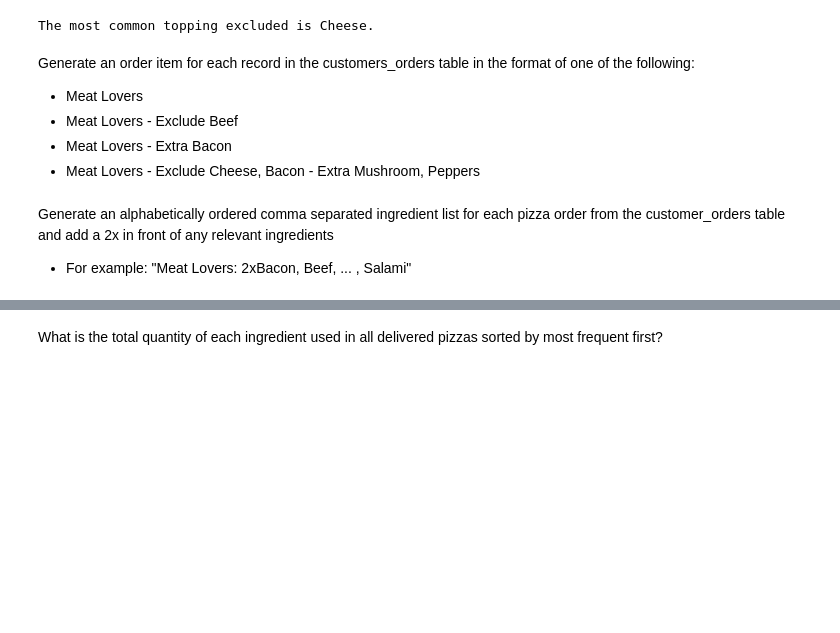
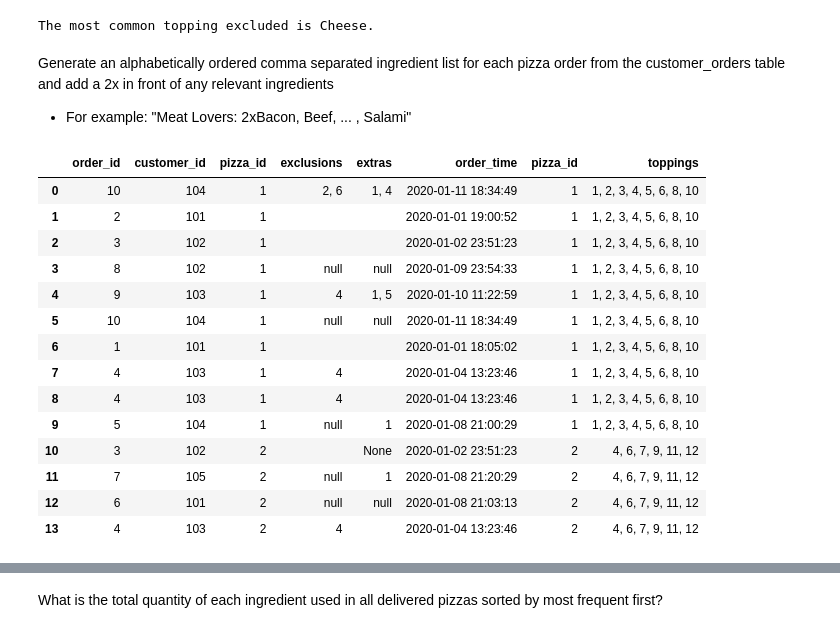
Before and after one commit to jacorwin/CodeExamples, a Jupyter notebook: SQL/SQL_Example_CaseStudy2.ipynb, the cells around one changed output, grey strips where cells are left out. Cells and saved outputs as stored; diff of their text form; code cells hidden in the pictures; blank space fills up the shorter version.

```diff
--- a/SQL/SQL_Example_CaseStudy2.ipynb
+++ b/SQL/SQL_Example_CaseStudy2.ipynb
@@ -757,12 +757,35 @@ most_common_excl_topping = cursor.fetchone()[0]
 print(f"The most common topping excluded is {most_common_excl_topping}.")
 # %% [output]
 The most common topping excluded is Cheese.
-# %% [markdown]
-Generate an order item for each record in the customers_orders table in the format of one of the following:
-- Meat Lovers
-- Meat Lovers - Exclude Beef
-- Meat Lovers - Extra Bacon
-- Meat Lovers - Exclude Cheese, Bacon - Extra Mushroom, Peppers
 # %% [markdown]
 Generate an alphabetically ordered comma separated ingredient list for each pizza order from the customer_orders table and add a 2x in front of any relevant ingredients
 - For example: "Meat Lovers: 2xBacon, Beef, ... , Salami"
+# %%
+query = """
+    SELECT * FROM customer_orders AS co
+    JOIN pizza_recipes AS pr ON co.pizza_id = pr.pizza_id
+    ;
+    """
+
+cursor.execute(sql.SQL(query))
+sql_table = cursor.fetchall()
+column_names = [desc[0] for desc in cursor.description]
+
+pizza_ingr_list_df = pd.DataFrame(sql_table, columns=column_names)
+pizza_ingr_list_df
+# %% [output]
+|  | order_id | customer_id | pizza_id | exclusions | extras | order_time | pizza_id | toppings |
+| 0 | 10 | 104 | 1 | 2, 6 | 1, 4 | 2020-01-11 18:34:49 | 1 | 1, 2, 3, 4, 5, 6, 8, 10 |
+| 1 | 2 | 101 | 1 |  |  | 2020-01-01 19:00:52 | 1 | 1, 2, 3, 4, 5, 6, 8, 10 |
+| 2 | 3 | 102 | 1 |  |  | 2020-01-02 23:51:23 | 1 | 1, 2, 3, 4, 5, 6, 8, 10 |
+| 3 | 8 | 102 | 1 | null | null | 2020-01-09 23:54:33 | 1 | 1, 2, 3, 4, 5, 6, 8, 10 |
+| 4 | 9 | 103 | 1 | 4 | 1, 5 | 2020-01-10 11:22:59 | 1 | 1, 2, 3, 4, 5, 6, 8, 10 |
+| 5 | 10 | 104 | 1 | null | null | 2020-01-11 18:34:49 | 1 | 1, 2, 3, 4, 5, 6, 8, 10 |
+| 6 | 1 | 101 | 1 |  |  | 2020-01-01 18:05:02 | 1 | 1, 2, 3, 4, 5, 6, 8, 10 |
+| 7 | 4 | 103 | 1 | 4 |  | 2020-01-04 13:23:46 | 1 | 1, 2, 3, 4, 5, 6, 8, 10 |
+| 8 | 4 | 103 | 1 | 4 |  | 2020-01-04 13:23:46 | 1 | 1, 2, 3, 4, 5, 6, 8, 10 |
+| 9 | 5 | 104 | 1 | null | 1 | 2020-01-08 21:00:29 | 1 | 1, 2, 3, 4, 5, 6, 8, 10 |
+| 10 | 3 | 102 | 2 |  | None | 2020-01-02 23:51:23 | 2 | 4, 6, 7, 9, 11, 12 |
+| 11 | 7 | 105 | 2 | null | 1 | 2020-01-08 21:20:29 | 2 | 4, 6, 7, 9, 11, 12 |
+| 12 | 6 | 101 | 2 | null | null | 2020-01-08 21:03:13 | 2 | 4, 6, 7, 9, 11, 12 |
+| 13 | 4 | 103 | 2 | 4 |  | 2020-01-04 13:23:46 | 2 | 4, 6, 7, 9, 11, 12 |
```
Also changed, not shown: parts of 4 cells of this notebook, 1 other file.
